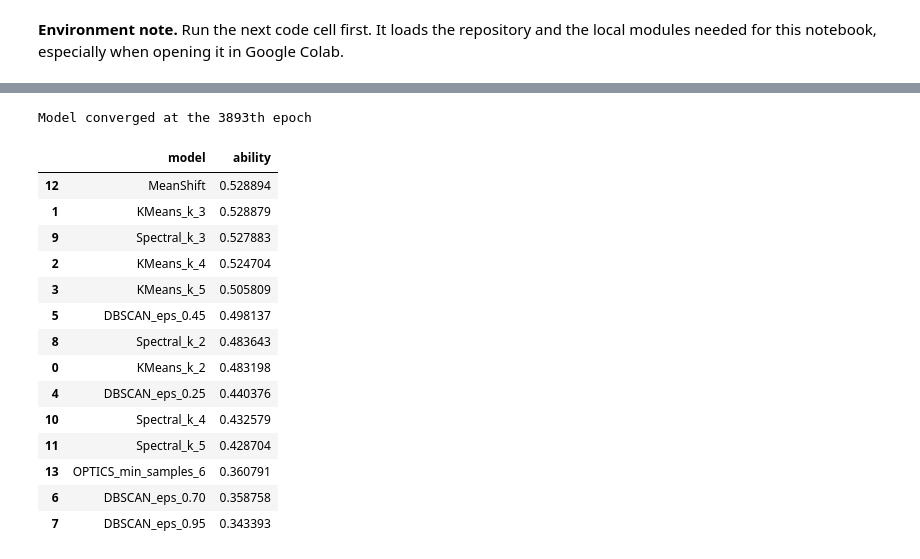
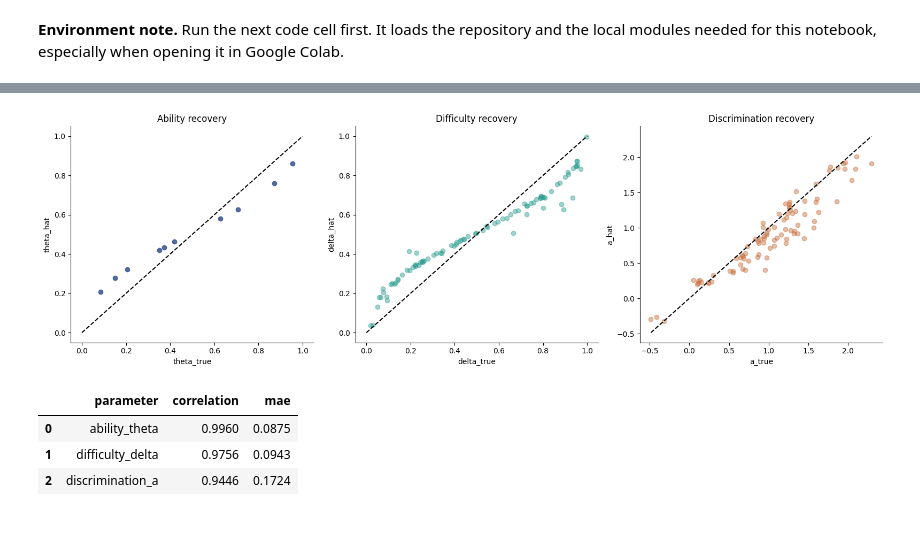
Before and after one commit to Manuelfjr/latent-ability-ml, a Jupyter notebook: notebooks/03_02_answer.ipynb, the cells around one changed output, grey strips where cells are left out. Saved outputs shown, nothing was run; the diff lists cells and outputs as text; code cells hidden in the pictures; blank space fills up the shorter version.

```diff
--- a/notebooks/03_02_answer.ipynb
+++ b/notebooks/03_02_answer.ipynb
@@ -215,41 +275,53 @@ Fit Beta4 on the response matrix and inspect the estimated abilities of the mode
 # %%
-birt = Beta4(
-    learning_rate=1,
-    epochs=10_000,
-    n_respondents=pij.shape[1],
-    n_items=pij.shape[0],
-    n_inits=1000,
-    n_workers=1,
-    random_seed=1,
-    tol=10**(-8),
-    set_priors=True,
+recovery_summary = pd.DataFrame(
+    {
+        'parameter': ['ability_theta', 'difficulty_delta', 'discrimination_a'],
+        'correlation': [
+            np.corrcoef(model_recovery['theta_true'], model_recovery['theta_hat'])[0, 1],
+            np.corrcoef(item_recovery['delta_true'], item_recovery['delta_hat'])[0, 1],
+            np.corrcoef(item_recovery['a_true'], item_recovery['a_hat'])[0, 1],
+        ],
+        'mae': [
+            np.mean(np.abs(model_recovery['theta_true'] - model_recovery['theta_hat'])),
+            np.mean(np.abs(item_recovery['delta_true'] - item_recovery['delta_hat'])),
+            np.mean(np.abs(item_recovery['a_true'] - item_recovery['a_hat'])),
+        ],
+    }
 )
 
-birt.fit(pij.values)
+fig, axes = plt.subplots(1, 3, figsize=(16, 5))
 
-abilities = pd.DataFrame(
-    {
-        'model': partitions.columns,
-        'ability': birt.abilities,
-    }
-).sort_values('ability', ascending=False)
+axes[0].scatter(model_recovery['theta_true'], model_recovery['theta_hat'], alpha=0.85, color='#35518e')
+axes[0].plot([0, 1], [0, 1], linestyle='--', color='black')
+axes[0].set_title('Ability recovery')
+axes[0].set_xlabel('theta_true')
+axes[0].set_ylabel('theta_hat')
+axes[0].spines[['top', 'right']].set_visible(False)
 
-abilities
+axes[1].scatter(item_recovery['delta_true'], item_recovery['delta_hat'], alpha=0.45, color='#2a9d8f')
+axes[1].plot([0, 1], [0, 1], linestyle='--', color='black')
+axes[1].set_title('Difficulty recovery')
+axes[1].set_xlabel('delta_true')
+axes[1].set_ylabel('delta_hat')
+axes[1].spines[['top', 'right']].set_visible(False)
+
+min_a = float(min(item_recovery['a_true'].min(), item_recovery['a_hat'].min()))
+max_a = float(max(item_recovery['a_true'].max(), item_recovery['a_hat'].max()))
+axes[2].scatter(item_recovery['a_true'], item_recovery['a_hat'], alpha=0.45, color='#c76d3a')
+axes[2].plot([min_a, max_a], [min_a, max_a], linestyle='--', color='black')
+axes[2].set_title('Discrimination recovery')
+axes[2].set_xlabel('a_true')
+axes[2].set_ylabel('a_hat')
+axes[2].spines[['top', 'right']].set_visible(False)
+
+plt.tight_layout()
+plt.show()
+
+display(recovery_summary.round(4))
 # %% [output]
-Model converged at the 3893th epoch
+[figure, added]
-|  | model | ability |
-| 12 | MeanShift | 0.528894 |
-| 1 | KMeans_k_3 | 0.528879 |
-| 9 | Spectral_k_3 | 0.527883 |
-| 2 | KMeans_k_4 | 0.524704 |
-| 3 | KMeans_k_5 | 0.505809 |
-| 5 | DBSCAN_eps_0.45 | 0.498137 |
-| 8 | Spectral_k_2 | 0.483643 |
-| 0 | KMeans_k_2 | 0.483198 |
-| 4 | DBSCAN_eps_0.25 | 0.440376 |
-| 10 | Spectral_k_4 | 0.432579 |
-| 11 | Spectral_k_5 | 0.428704 |
-| 13 | OPTICS_min_samples_6 | 0.360791 |
-| 6 | DBSCAN_eps_0.70 | 0.358758 |
-| 7 | DBSCAN_eps_0.95 | 0.343393 |
+|  | parameter | correlation | mae |
+| 0 | ability_theta | 0.9960 | 0.0875 |
+| 1 | difficulty_delta | 0.9756 | 0.0943 |
+| 2 | discrimination_a | 0.9446 | 0.1724 |
 # %% [markdown]
```
Also changed, not shown: parts of 12 cells of this notebook, 24 other files.
